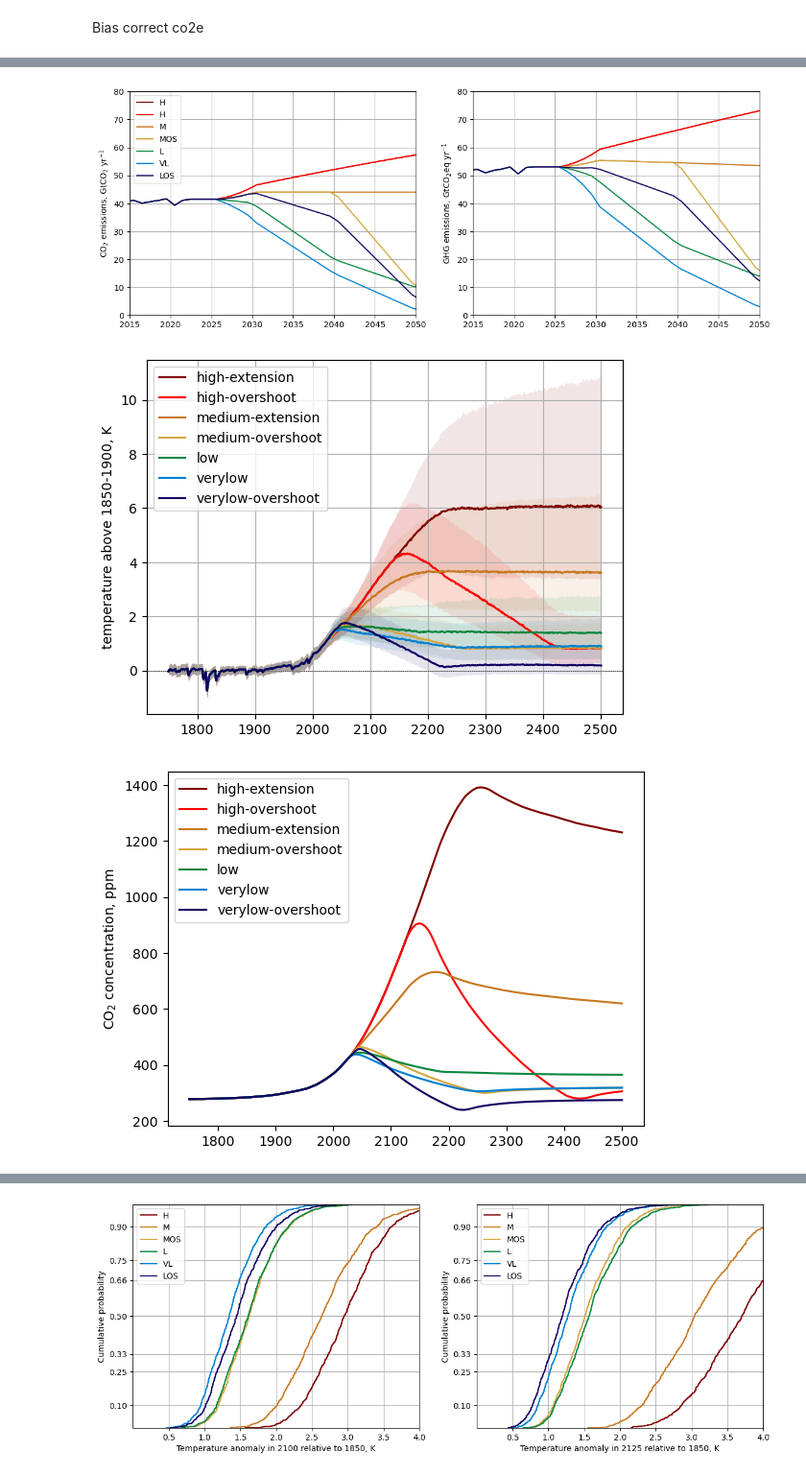
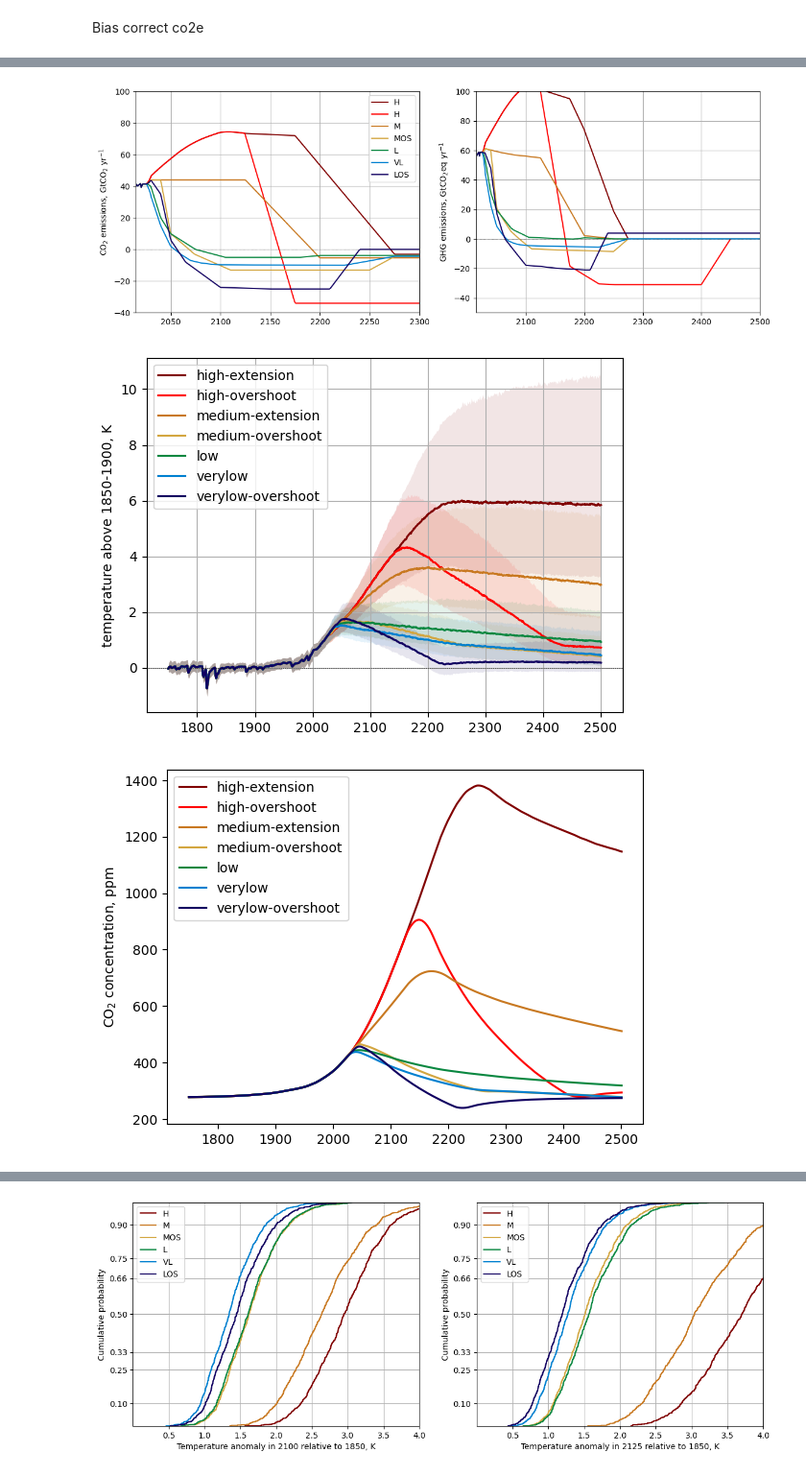
Before and after one commit to chrisroadmap/cmip7-scenariomip, a Jupyter notebook: notebooks/extensions.ipynb, the cells around one changed output, grey strips where cells are left out. Shown at 96% size. Cells and saved outputs as stored; diff of their text form; code cells hidden in the pictures.

```diff
--- a/notebooks/extensions.ipynb
+++ b/notebooks/extensions.ipynb
@@ -141,3 +99,23 @@ for s in scens:
     tmpf=f.emissions.sel(scenario=s, specie='Sulfur',config=1234).copy()
     tmpf[:]=(f.emissions.timepoints,np.interp(f.emissions.timepoints,np.hstack([histtim,sulfdict[s][0][1:]]),np.hstack([corescen,sulfdict[s][1][1:]])))[1]
     f.emissions.sel(scenario=s, specie='Sulfur').loc[:,:]=tmpf
+# %%
+gwp_nonco2=gwpmat.copy()
+gwp_nonco2.loc['CO2 AFOLU']=np.NaN
+gwp_nonco2.loc['CO2 FFI']=np.NaN
+# %%
+nonco2=f.emissions.sel(specie='CO2 FFI')[:,:,0].copy()
+for specie in f.emissions.specie.values:
+   try:
+     gwp=gwp_nonco2[specie]
+   except:
+     gwp=np.NaN
+   if ~np.isnan(gwp):
+      nonco2=nonco2+f.emissions.sel(specie=specie)[:,:,0]*gwp
+   else:
+      0
+# %%
+ncflr=np.ones(len(scens))
+for i in range(len(scens)):
+    ncflr[i]=nonco2.sel(scenario=scens[i])[-1]/1e6
+ncflr
@@ -272,44 +277,44 @@ c-C4F8           10200.00
 GHG                  1.00
 Name: ar6_gwp_mass_adjusted, dtype: float64
 # %%
-co2e=co2eo-co2eo.loc[dict(timepoints=2019.5)].values+53.e6
+co2e=co2eo#-co2eo.loc[dict(timepoints=2019.5)].values+53.e6
 # %%
 fig, ax = pl.subplots(1,2,figsize=(14,5))
 for scenario in f.scenarios:
     ax[0].plot(
         f.timepoints,
         (
             f.emissions.sel(scenario=scenario, specie="CO2 FFI", config=f.configs[0]) +
             f.emissions.sel(scenario=scenario, specie="CO2 AFOLU", config=f.configs[0])
         ),
         label=ldict21[scenario],
         color=colors[scenario]
     )
 ax[0].set_ylabel("CO$_2$ emissions, GtCO$_2$ yr$^{-1}$")
 ax[0].axhline(ls=':', color='k', lw=0.5)
-ax[0].set_xlim(2015,2050)
-ax[0].set_ylim(0,80)
+ax[0].set_xlim(2015,2300)
+ax[0].set_ylim(-40,100)
 
 ax[0].legend()
 ax[0].grid()
 
 for scenario in f.scenarios:
     ax[1].plot(
         f.timepoints,
         co2e.sel(scenario=scenario)/ 1e6,
         label=ldict21[scenario],
         color=colors[scenario]
     )
 ax[1].set_ylabel("GHG emissions, GtCO$_2$eq yr$^{-1}$")
 ax[1].axhline(ls=':', color='k', lw=0.5)
 #ax[1].legend()
-ax[1].set_xlim(2015,2050)
-ax[1].set_ylim(0,80)
+ax[1].set_xlim(2015,2500)
+ax[1].set_ylim(-50,100)
 
 ax[1].grid()
 pl.savefig('../plots/ghg_emissions.png')
 # %% [output]
-[figure, old version]
+[figure, new version]
 # %%
 f.fill_species_configs('../data/fair-parameters/species_configs_properties_1.4.1.csv')
 f.override_defaults('../data/fair-parameters/calibrated_constrained_parameters_1.4.1.csv')
@@ -353,7 +358,7 @@ ax.grid()
 pl.legend();
 pl.savefig('../plots/temperature.png')
 # %% [output]
-[figure, old version]
+[figure, new version]
 # %%
 fig, ax = pl.subplots()
 for scenario in f.scenarios:
@@ -367,7 +372,7 @@ ax.set_ylabel('CO$_2$ concentration, ppm')
 pl.legend();
 pl.savefig('../plots/co2_concentration.png')
 # %% [output]
-[figure, old version]
+[figure, new version]
 # %%
 fig, ax = pl.subplots()
 for scenario in f.scenarios:
```
Also changed, not shown: parts of 10 cells of this notebook, 1 other file.
